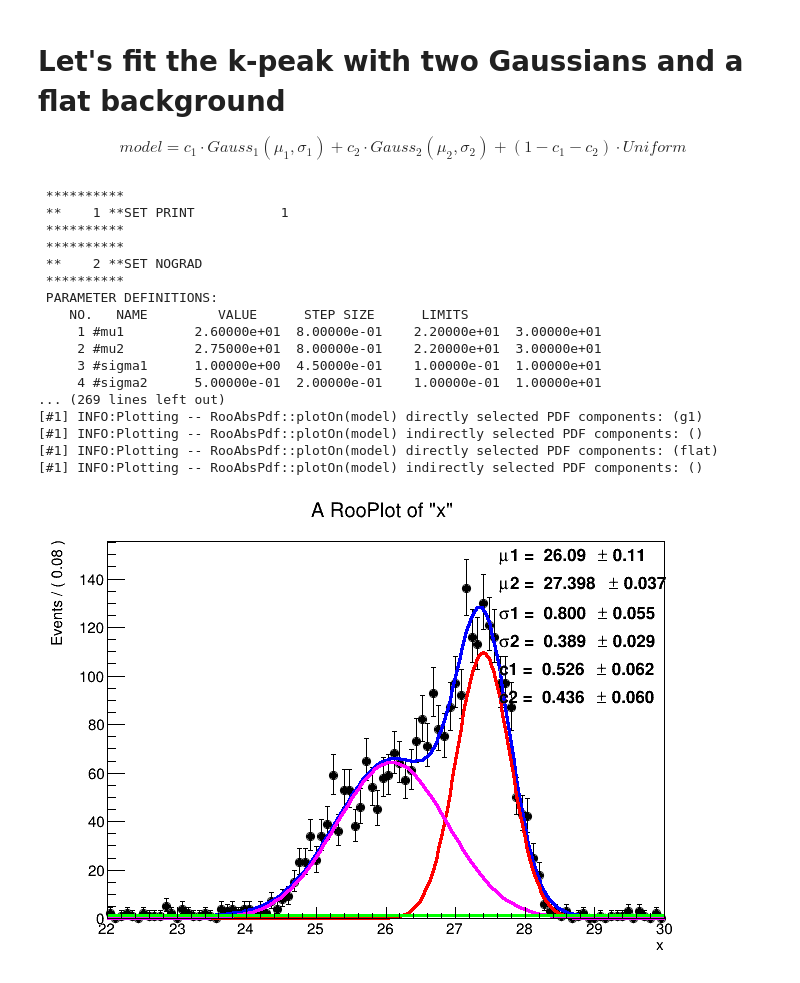
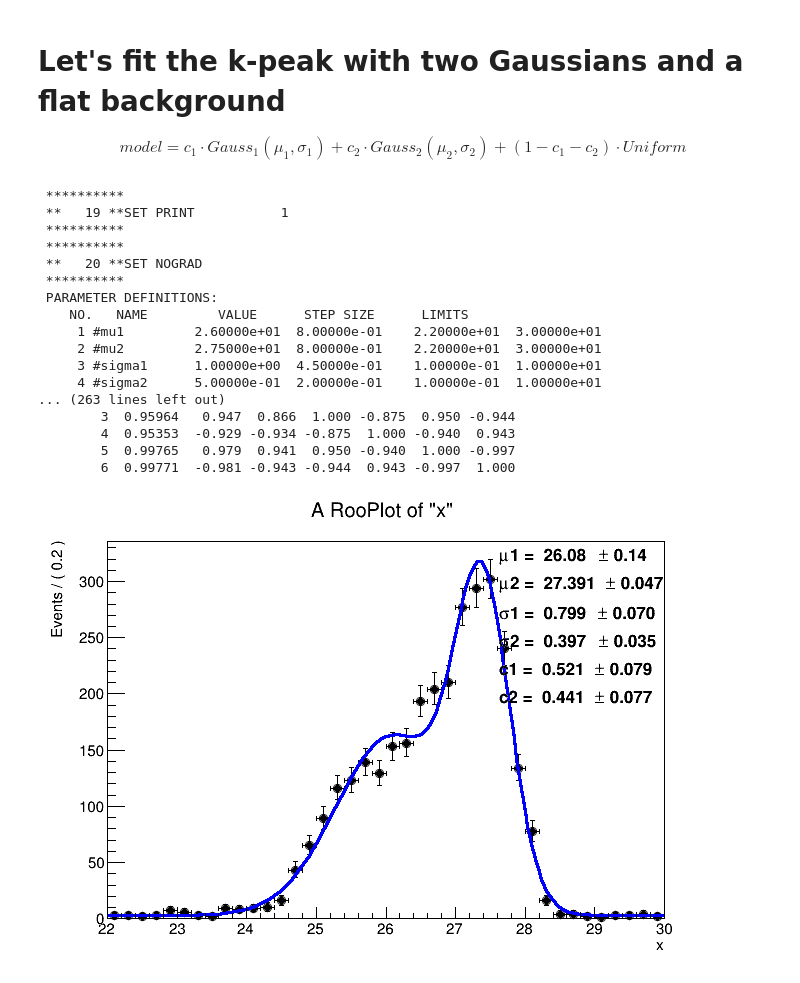
Before and after one commit to perry5334/CDMS, a Jupyter notebook: notebooks/CUTE/Ge71_Lines/Ge71_Activation_Lines.ipynb, the cells around one changed output. Cells and saved outputs as stored; diff of their text form; code cells hidden in the pictures.

```diff
--- a/notebooks/CUTE/Ge71_Lines/Ge71_Activation_Lines.ipynb
+++ b/notebooks/CUTE/Ge71_Lines/Ge71_Activation_Lines.ipynb
@@ -122,5 +122,10 @@ plt.ylabel("Count / (0.3 $\mathrm{\mu A}$)")
 # %% [output]
 Text(0, 1, 'Count / (0.3 $\\mathrm{\\mu A}$)')
 [figure]
+# %%
+L_peak_bins = np.linspace(2.5, 5, 21)
+K_peak_bins = np.linspace(22, 30, 41)
+L_peak_data = df_rqs['PTOFamps'][(df_rqs['PTOFamps'] >= 2.5e-6) & (df_rqs['PTOFamps'] <= 5e-6)] * 1e6
+K_peak_data = df_rqs['PTOFamps'][(df_rqs['PTOFamps'] >= 22e-6) & (df_rqs['PTOFamps'] <= 30e-6)] * 1e6
 # %%
 plt.figure(figsize=(4,3), dpi=200)
@@ -166,6 +166,11 @@ def make_plot(frame):
     # need this for the plot not to be removed!
     ROOT.SetOwnership( c, False )
 # %%
+counts, bin_edges = np.histogram(K_peak_data, bins=K_peak_bins)
+bin_centers = bin_edges[:-1] + np.diff(K_peak_bins)[0] / 2
+counts_err = np.sqrt(counts)
+#counts_err[counts_err==0] =
+
 # Observable
 x = ROOT.RooRealVar("x", "x", 22, 30)
 
@@ -187,48 +192,49 @@ frac2 = ROOT.RooRealVar("c2", "#c", 0.2, 0.0, 1.0)
 # Convert numpy array into RooFit object
 pdf = ROOT.RooAddPdf("model", "model", [g1, g2, flat], [frac1, frac2])
 #
-data = ROOT.RooDataSet.from_numpy({"x": K_peak_data},[x],name='2_gauss',title='2_gauss')
+#data = ROOT.RooDataSet.from_numpy({"x": K_peak_data},[x],name='2_gauss',title='2_gauss')
+data = ROOT.RooDataHist.from_numpy(counts, [x], bins=[K_peak_bins])
 # %%
 nll = pdf.createNLL(data)
+chi2 = ROOT.RooNLLVar("chi2","chi2",pdf,data)
 m = ROOT.RooMinimizer(nll)
 m.migrad()
 
 
 frame = make_frame(x,data,pdf)
 
 # We can also plot components of the model. No need to bother with normalization.
-pdf.plotOn(frame,
-           Components=f'g2', # choose a component of the model to draw using the name
-           LineColor=ROOT.kRed,
-          )
+#pdf.plotOn(frame,
+#           Components=f'g2', # choose a component of the model to draw using the name
+#           LineColor=ROOT.kRed)
 
-pdf.plotOn(frame,
-           Components=f'g1', # choose a component of the model to draw using the name
-           LineColor=ROOT.kMagenta)
+#pdf.plotOn(frame,
+#           Components=f'g1', # choose a component of the model to draw using the name
+#           LineColor=ROOT.kMagenta)
 
-pdf.plotOn(frame,
-           Components=f'flat', # choose a component of the model to draw using the name
-           LineColor=ROOT.kGreen)
+#pdf.plotOn(frame,
+#           Components=f'flat', # choose a component of the model to draw using the name
+#           LineColor=ROOT.kGreen)
 
 
 pdf.paramOn(frame)
 make_plot(frame)
 # %% [output]
  **********
- **    1 **SET PRINT           1
+ **   19 **SET PRINT           1
  **********
  **********
- **    2 **SET NOGRAD
+ **   20 **SET NOGRAD
  **********
  PARAMETER DEFINITIONS:
     NO.   NAME         VALUE      STEP SIZE      LIMITS
      1 #mu1         2.60000e+01  8.00000e-01    2.20000e+01  3.00000e+01
      2 #mu2         2.75000e+01  8.00000e-01    2.20000e+01  3.00000e+01
      3 #sigma1      1.00000e+00  4.50000e-01    1.00000e-01  1.00000e+01
      4 #sigma2      5.00000e-01  2.00000e-01    1.00000e-01  1.00000e+01
-... (269 lines left out)
-[#1] INFO:Plotting -- RooAbsPdf::plotOn(model) directly selected PDF components: (g1)
-[#1] INFO:Plotting -- RooAbsPdf::plotOn(model) indirectly selected PDF components: ()
-[#1] INFO:Plotting -- RooAbsPdf::plotOn(model) directly selected PDF components: (flat)
-[#1] INFO:Plotting -- RooAbsPdf::plotOn(model) indirectly selected PDF components: ()
+... (263 lines left out)
+        3  0.95964   0.947  0.866  1.000 -0.875  0.950 -0.944
+        4  0.95353  -0.929 -0.934 -0.875  1.000 -0.940  0.943
+        5  0.99765   0.979  0.941  0.950 -0.940  1.000 -0.997
+        6  0.99771  -0.981 -0.943 -0.944  0.943 -0.997  1.000
-[figure, old version]
+[figure, new version]
```
Also changed, not shown: parts of 18 cells of this notebook, 1 other file.
